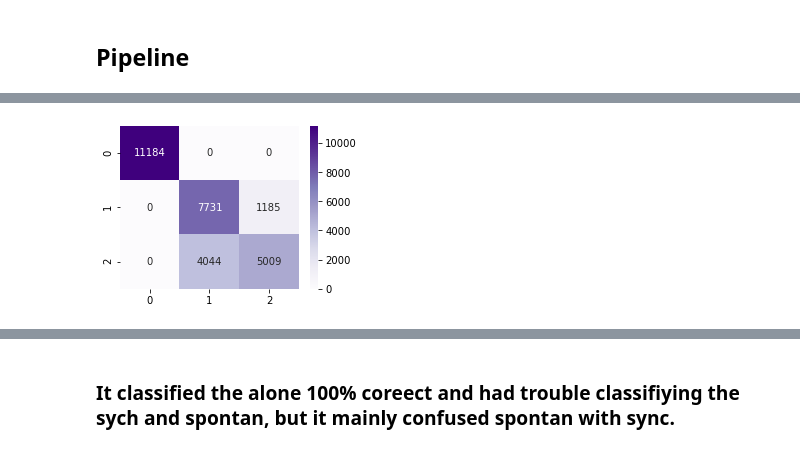
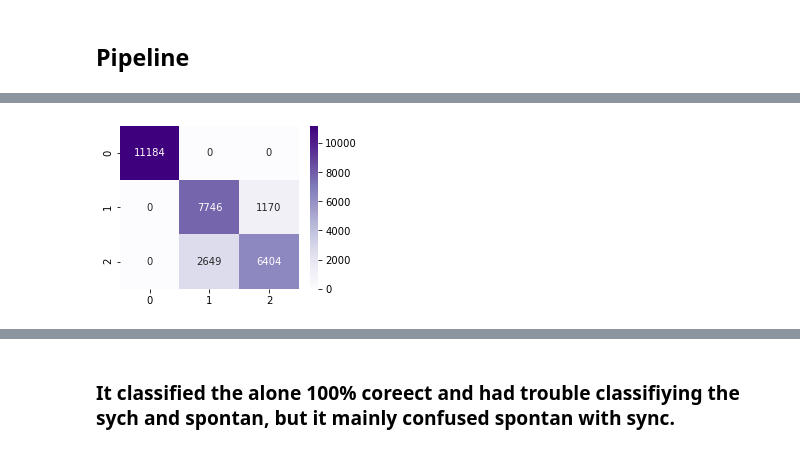
Before and after one commit to Yehudit-Brickner/data_science_end_of_year1_project, a Jupyter notebook: data science part 4.ipynb, the cells around one changed output, grey strips where cells are left out. Saved outputs shown, nothing was run; the diff lists cells and outputs as text; code cells hidden in the pictures.

```diff
--- a/data science part 4.ipynb
+++ b/data science part 4.ipynb
@@ -1122,17 +1136,20 @@ y_pred_pipe_forest=y_pred_pipe_forest.astype(int)
 # creating my own classifier,
 # by looking at the confusiom metrix and seeing what each model is better at predicting,
 # I am telling my classifier to follow the rules below and by that classify.
-# and by doing so I am able to get better results then all the classifiers from the pipeline.
+# and by doing so I am able to geta better results then most of the classifiers from the pipeline.
 y_pred_my_classifier=[]
 for x in range(0,11263):
     if (y_pred_pipe_xg[x]==0):
         y_pred_my_classifier.append(y_pred_pipe_xg[x])
-    elif( y_pred_pipe_grb[x]==1):
-        y_pred_my_classifier.append(y_pred_pipe_grb[x])
-    elif( y_pred_pipe_knn[x]==1 and y_pred_pipe_ada[x]==1):
-        y_pred_my_classifier.append(y_pred_pipe_knn[x])
+
+    elif( y_pred_pipe_lr[x]==1 ):
+        y_pred_my_classifier.append(y_pred_pipe_lr[x])
+
+    elif( y_pred_pipe_ada[x]==1 ):
+        y_pred_my_classifier.append(y_pred_pipe_ada[x])
+
     else:
-        y_pred_my_classifier.append(y_pred_pipe_xg[x])
+         y_pred_my_classifier.append(y_pred_pipe_knn[x])
 # %%
 accuracy_class=metrics.accuracy_score(test_set_y, y_pred_my_classifier)
 accuracy_class
@@ -1385,6 +1402,7 @@ data_test
 # dropping the column with "# hands" because all rows have 2 hands
 
 data_test=data_test.drop([' # hands'],axis=1)
+data_test=data_test.drop(['# hands_r'],axis=1)
 
 # changing the hand type, 0=left hand, 1=right hand
 
@@ -1442,8 +1450,8 @@ data_test=np.array(data_test,dtype='float32')
 
 # dividing into x y
 
-data_test_x=data_test[:,0:41]
-data_test_y=data_test[:,41]
+data_test_x=data_test[:,0:40]
+data_test_y=data_test[:,40]
 # %% [markdown]
 # starting the tests
 # %% [markdown]
@@ -1718,14 +1728,14 @@ for x in range(0,29153):
     if (y_pred_pipe_xg_test[x]==0):
         y_pred_my_classifier_test.append(y_pred_pipe_xg_test[x])
 
-    elif(y_pred_pipe_grb_test[x]==1):
-        y_pred_my_classifier_test.append(y_pred_pipe_grb_test[x])
+    elif(y_pred_pipe_lr_test[x]==1 ):
+        y_pred_my_classifier_test.append(y_pred_pipe_lr_test[x])
 
-    elif (y_pred_pipe_knn_test[x]==1 and y_pred_pipe_ada_test[x]==1):
-        y_pred_my_classifier_test.append(y_pred_pipe_knn_test[x])
+    elif(y_pred_pipe_ada_test[x]==1 ):
+        y_pred_my_classifier_test.append(y_pred_pipe_ada_test[x])
 
     else:
-        y_pred_my_classifier_test.append(y_pred_pipe_xg_test[x])
+        y_pred_my_classifier_test.append(y_pred_pipe_knn_test[x])
 # %%
 accuracy_class_test=metrics.accuracy_score(data_test_y, y_pred_my_classifier_test)
 accuracy_class_test
@@ -1734,9 +1744,9 @@ accuracy_class_test
 # %%
 # confusion matrix
-mat_class1_test=confusion_matrix(data_test_y, y_pred_my_classifier_test)
-confussion_matrix(mat_class1_test)
+mat_class_test=confusion_matrix(data_test_y, y_pred_my_classifier_test)
+confussion_matrix(mat_class_test)
 # %% [output]
-[figure, old version]
+[figure, new version]
 # %%
 # precision score, recall score, f1 score
 print("precision_score:",precision_score(data_test_y, y_pred_my_classifier_test,average='weighted'))
```
Also changed, not shown: parts of 76 cells of this notebook.
